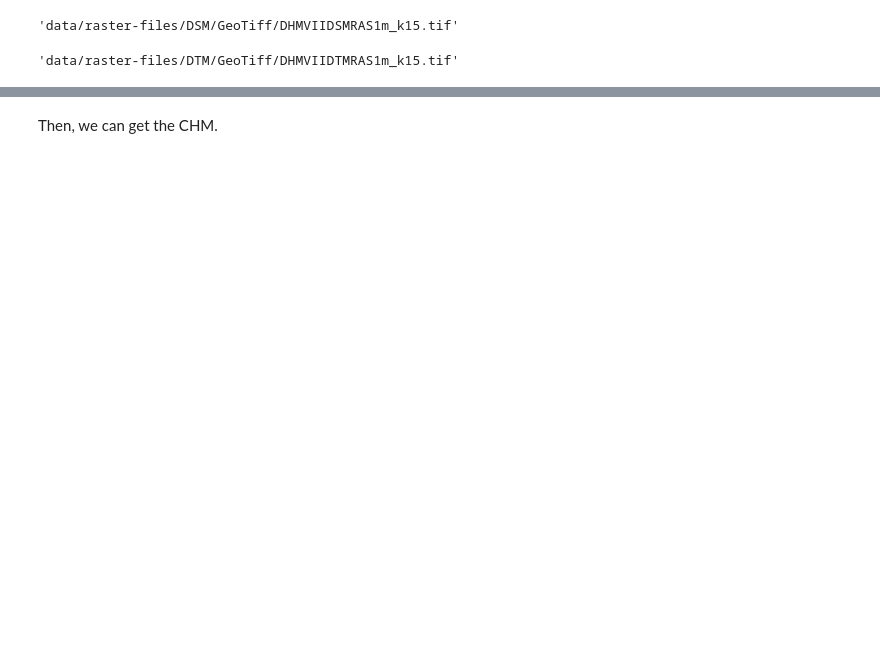
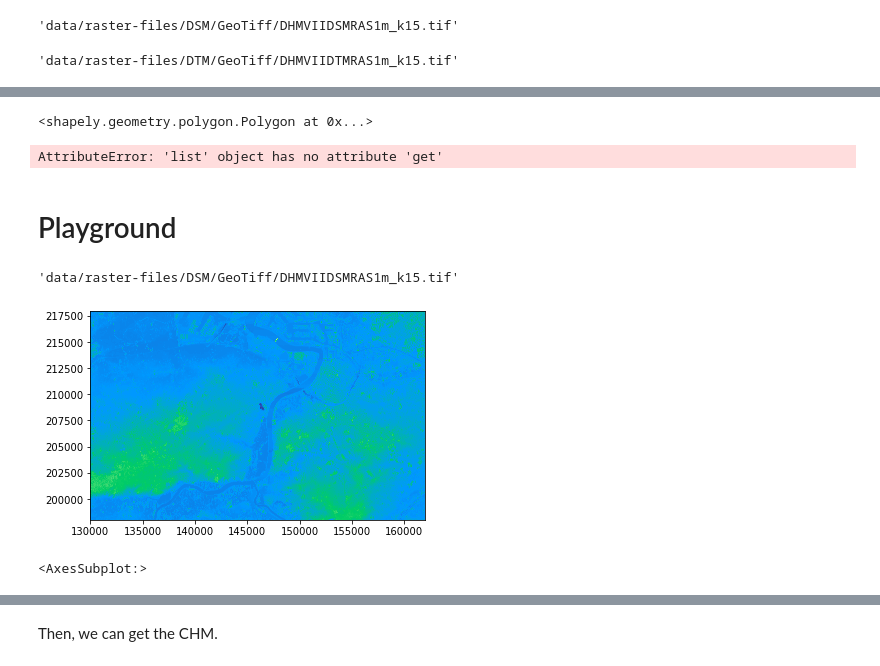
Before and after one commit to arlene14ko/3D_houses, a Jupyter notebook: 3D_houses_project.ipynb, the cells around one changed output, grey strips where cells are left out. Saved outputs shown, nothing was run; the diff lists cells and outputs as text; code cells hidden in the pictures; blank space fills up the shorter version.

```diff
--- a/3D_houses_project.ipynb
+++ b/3D_houses_project.ipynb
@@ -210,4 +154,4 @@ json_test_gebouw
  'percelen': [{'objectId': '11303B0421-00P003',
    'detail': 'https://api.basisregisters.vlaanderen.be/v1/percelen/11303B0421-00P003'}]}
 # %%
-polygon = json_test_gebouw['geometriePolygoon']['polygon']
+polygon = gebouw['geometriePolygoon']['polygon']['coordinates'][0]
@@ -234,0 +181,2 @@ polygon1
+# %%
+address_polygon = Polygon(polygon)
@@ -234,0 +187,3 @@ polygon1
+# %%
+address_info['polygon'] = polygon
+address_info['address_polygon'] = address_polygon
@@ -259,11 +229,9 @@ bbox.head()
 | 4 | DSM_5 | 66000.0 | 218000.0 | 98000.0 | 232000.0 |
 # %%
 for i in range(bbox.shape[0]):
-    if bbox['Left (X)'][i] <= coordinates['x_value']:
-        if bbox['Right (X)'][i] >= coordinates['x_value']:
-            if bbox['Bottom (Y)'][i] <= coordinates['y_value']:
-                if bbox['Top (Y)'][i] >= coordinates['y_value']:
-                    print(coordinates)
+    if bbox['Left (X)'][i] <= address_info['x_value']:
+        if bbox['Right (X)'][i] >= address_info['x_value']:
+            if bbox['Bottom (Y)'][i] <= address_info['y_value']:
+                if bbox['Top (Y)'][i] >= address_info['y_value']:
                     num = i
-                    print(num)
                     break
@@ -349,0 +332,27 @@ DTM_file
+# %%
+address_info['address_polygon']
+# %% [output]
+<shapely.geometry.polygon.Polygon at 0x...>
+# %%
+with rt.open(DSM_file) as f:
+    dsm_image, dsm_transform = rt.mask.mask(f, address_info['polygon'], crop=True)
+    dsm_extent = rt.plot.plotting_extent(f)
+    dsm_meta = f.meta
+# %% [output]
+AttributeError: 'list' object has no attribute 'get'
+# %% [markdown]
+# Playground
+# %%
+DSM_file
+# %% [output]
+'data/raster-files/DSM/GeoTiff/DHMVIIDSMRAS1m_k15.tif'
+# %%
+
+# Read the data
+data = rt.open(DSM_file)
+
+# Visualize the NIR band
+show((data, 1), cmap='terrain')
+# %% [output]
+[figure, added]
+<AxesSubplot:>
```
Also changed, not shown: parts of 103 cells of this notebook.
